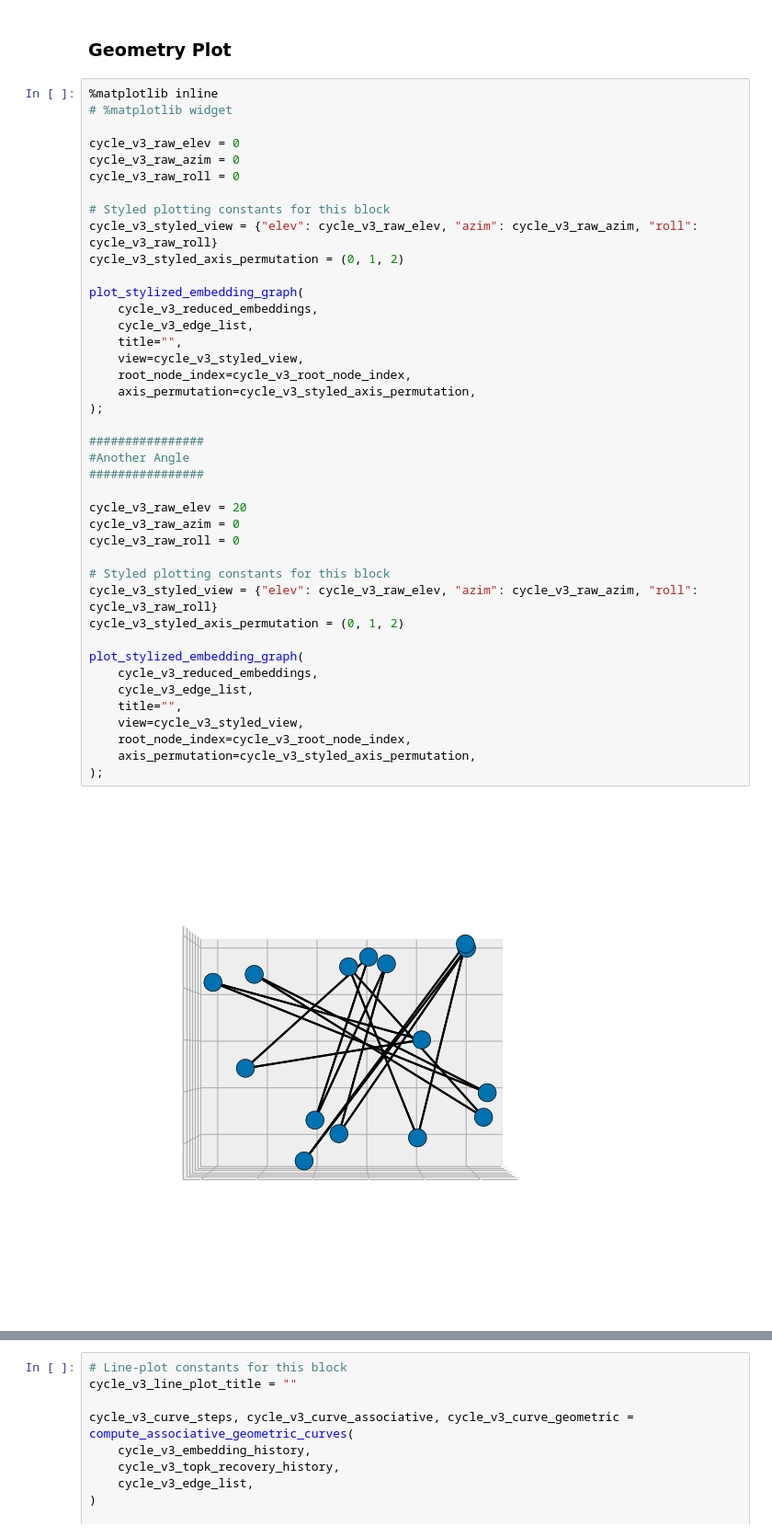
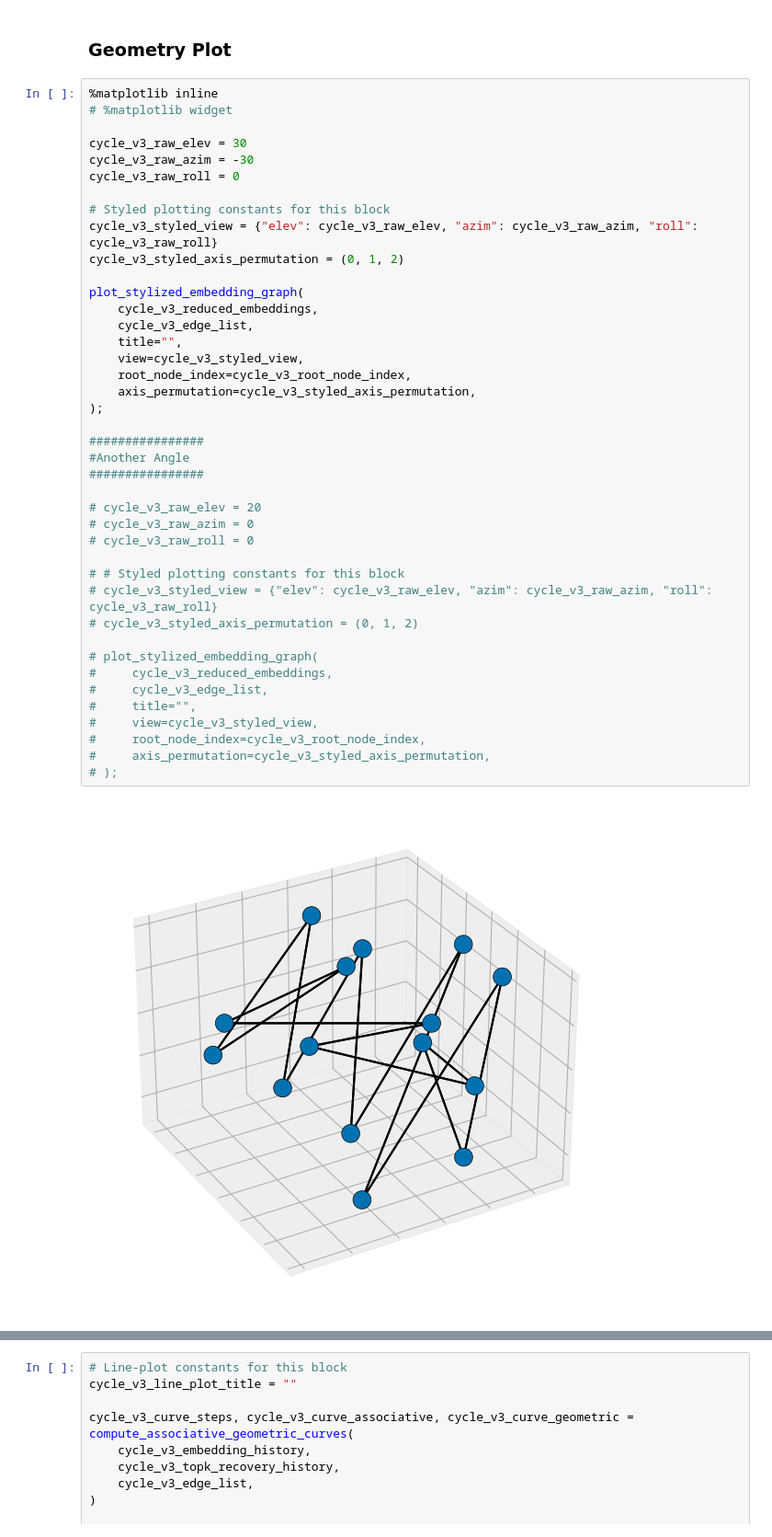
Before and after one commit to Shahriarnz14/Geometric_Memory, a Jupyter notebook: tiny_graphs_notebooks/experiment_notebooks_regularizers/tiny_neural_network_cycle.ipynb, the cells around one changed output, grey strips where cells are left out. Shown at 92% size. Cells and saved outputs as stored; diff of their text form.

```diff
--- a/tiny_graphs_notebooks/experiment_notebooks_regularizers/tiny_neural_network_cycle.ipynb
+++ b/tiny_graphs_notebooks/experiment_notebooks_regularizers/tiny_neural_network_cycle.ipynb
@@ -913,43 +910,43 @@ Reduced xyz shape: (15, 3)
 # %%
 %matplotlib inline
 # %matplotlib widget
 
-cycle_v3_raw_elev = 0
-cycle_v3_raw_azim = 0
+cycle_v3_raw_elev = 30
+cycle_v3_raw_azim = -30
 cycle_v3_raw_roll = 0
 
 # Styled plotting constants for this block
 cycle_v3_styled_view = {"elev": cycle_v3_raw_elev, "azim": cycle_v3_raw_azim, "roll": cycle_v3_raw_roll}
 cycle_v3_styled_axis_permutation = (0, 1, 2)
 
 plot_stylized_embedding_graph(
     cycle_v3_reduced_embeddings,
     cycle_v3_edge_list,
     title="",
     view=cycle_v3_styled_view,
     root_node_index=cycle_v3_root_node_index,
     axis_permutation=cycle_v3_styled_axis_permutation,
 );
 
 ################
 #Another Angle
 ################
 
-cycle_v3_raw_elev = 20
-cycle_v3_raw_azim = 0
-cycle_v3_raw_roll = 0
+# cycle_v3_raw_elev = 20
+# cycle_v3_raw_azim = 0
+# cycle_v3_raw_roll = 0
 
-# Styled plotting constants for this block
-cycle_v3_styled_view = {"elev": cycle_v3_raw_elev, "azim": cycle_v3_raw_azim, "roll": cycle_v3_raw_roll}
-cycle_v3_styled_axis_permutation = (0, 1, 2)
+# # Styled plotting constants for this block
+# cycle_v3_styled_view = {"elev": cycle_v3_raw_elev, "azim": cycle_v3_raw_azim, "roll": cycle_v3_raw_roll}
+# cycle_v3_styled_axis_permutation = (0, 1, 2)
 
-plot_stylized_embedding_graph(
-    cycle_v3_reduced_embeddings,
-    cycle_v3_edge_list,
-    title="",
-    view=cycle_v3_styled_view,
-    root_node_index=cycle_v3_root_node_index,
-    axis_permutation=cycle_v3_styled_axis_permutation,
-);
+# plot_stylized_embedding_graph(
+#     cycle_v3_reduced_embeddings,
+#     cycle_v3_edge_list,
+#     title="",
+#     view=cycle_v3_styled_view,
+#     root_node_index=cycle_v3_root_node_index,
+#     axis_permutation=cycle_v3_styled_axis_permutation,
+# );
 # %% [output]
-[figure, old version]
+[figure, new version]
```
Also changed, not shown: parts of 19 cells of this notebook.
